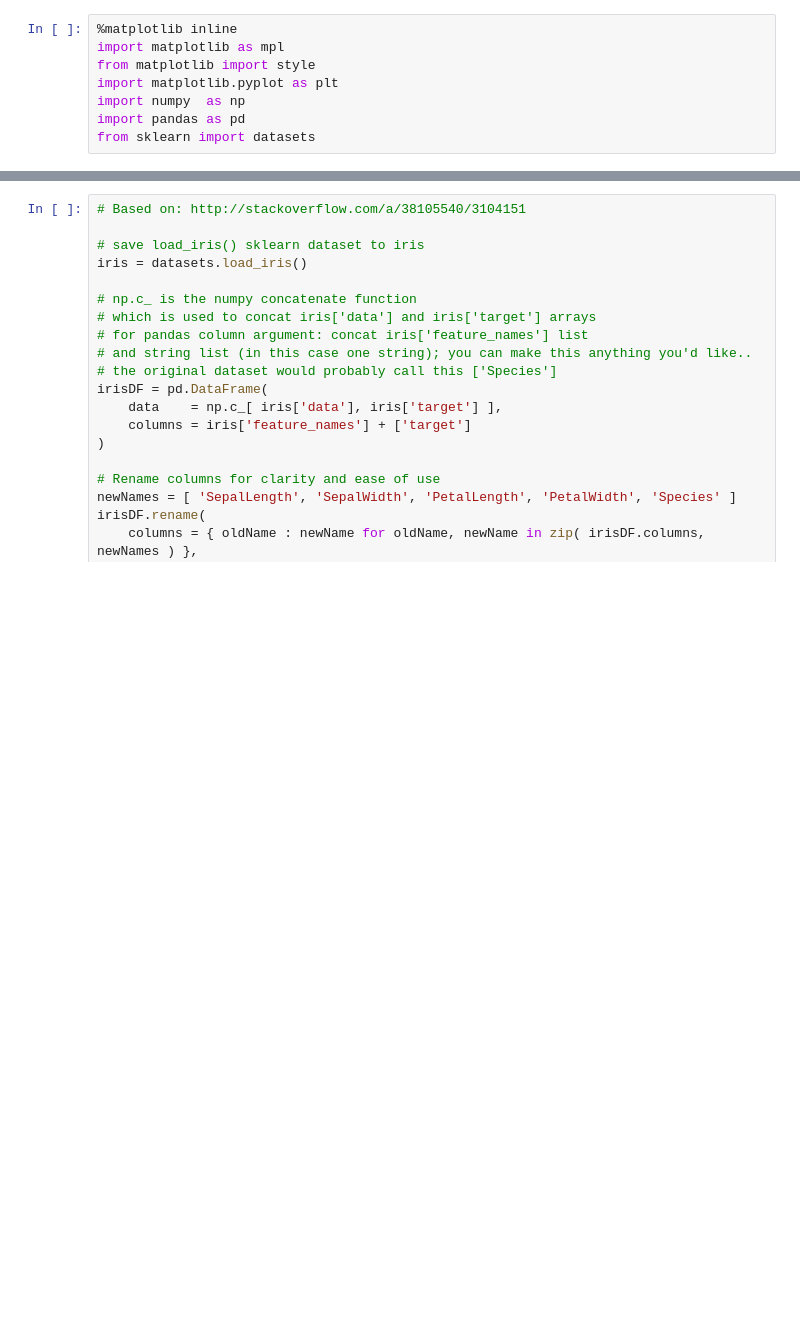
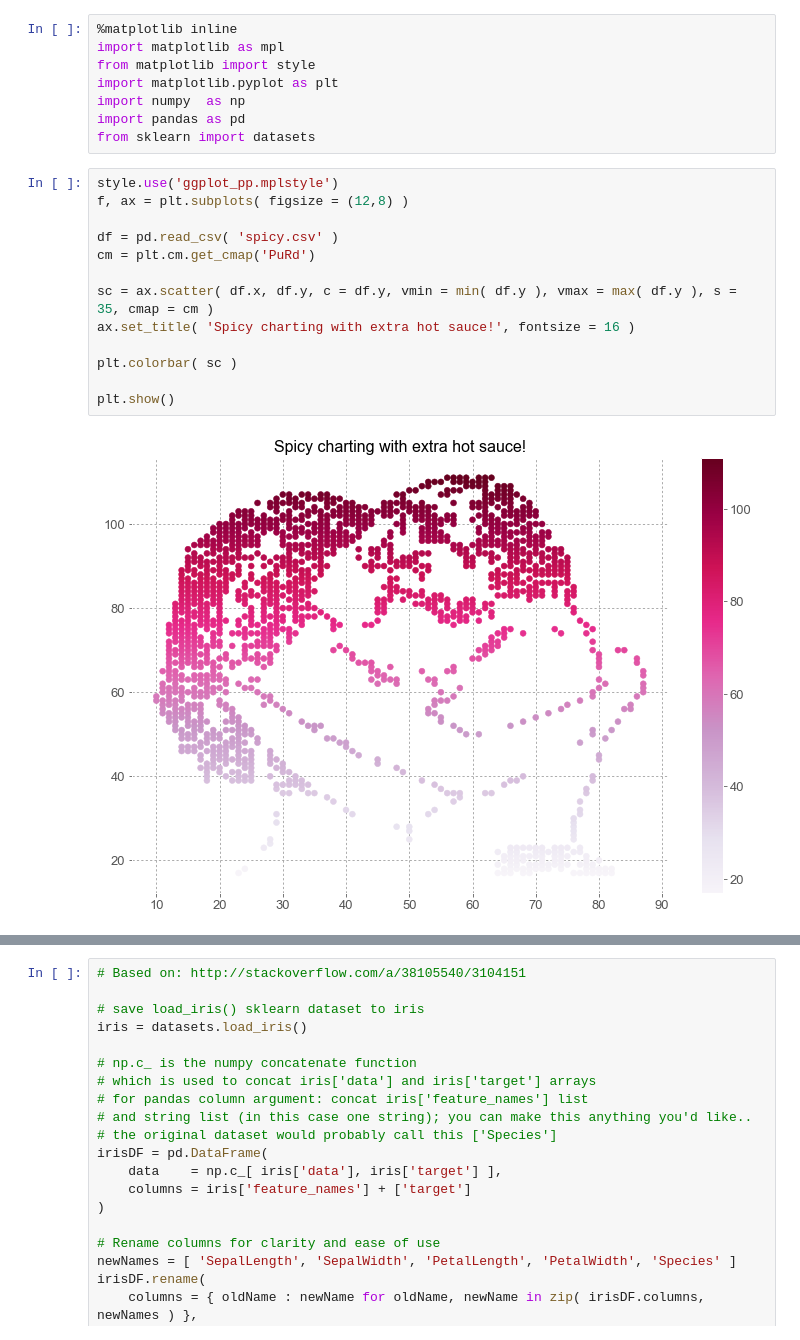
Before and after one commit to AlexandraLS1/pyconil_2017, a Jupyter notebook: PrettyPlotting.ipynb, the cells around one changed output, grey strips where cells are left out. Saved outputs shown, nothing was run; the diff lists cells and outputs as text; blank space fills up the shorter version.

Commit message:
Adding spicy dataset and custom stylesheet

```diff
--- a/PrettyPlotting.ipynb
+++ b/PrettyPlotting.ipynb
@@ -6,3 +6,18 @@ import matplotlib.pyplot as plt
 import numpy  as np
 import pandas as pd
 from sklearn import datasets
+# %%
+style.use('ggplot_pp.mplstyle')
+f, ax = plt.subplots( figsize = (12,8) )
+
+df = pd.read_csv( 'spicy.csv' )
+cm = plt.cm.get_cmap('PuRd')
+
+sc = ax.scatter( df.x, df.y, c = df.y, vmin = min( df.y ), vmax = max( df.y ), s = 35, cmap = cm )
+ax.set_title( 'Spicy charting with extra hot sauce!', fontsize = 16 )
+
+plt.colorbar( sc )
+
+plt.show()
+# %% [output]
+[figure, added]
```
Also changed, not shown: parts of 22 cells of this notebook, 2 other files.
